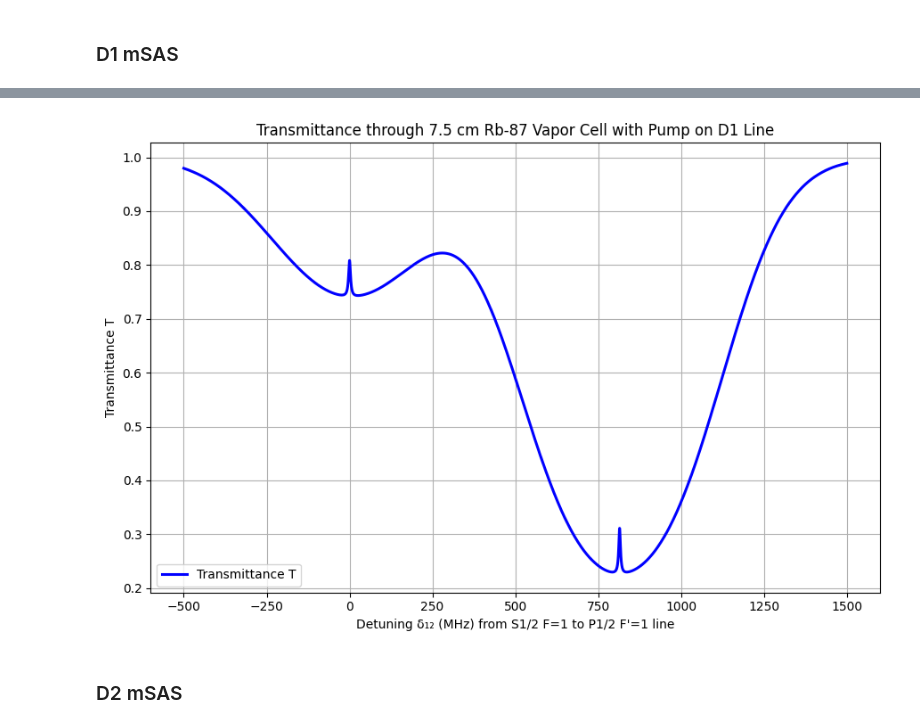
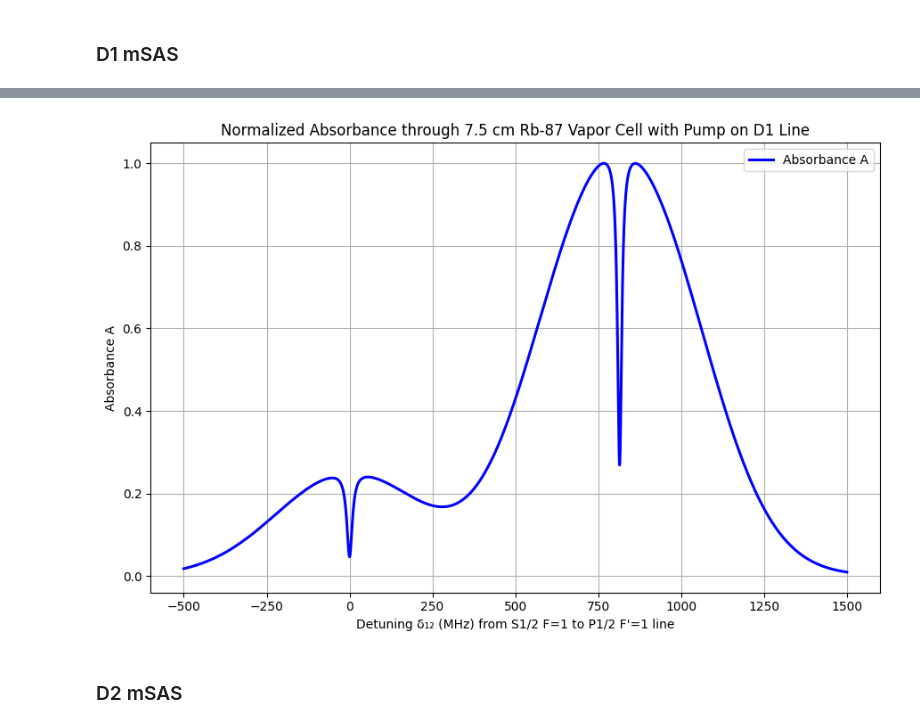
Before and after one commit to JonathanSugijanto/Bi-SAS-for-Optical-Clock, a Jupyter notebook: analytic.ipynb, the cells around one changed output, grey strips where cells are left out. Saved outputs shown, nothing was run; the diff lists cells and outputs as text; code cells hidden in the pictures.

Commit message:
Fix numeric result bug

```diff
--- a/analytic.ipynb
+++ b/analytic.ipynb
@@ -113,13 +113,14 @@ S_coeff_D2_10 = 1/6
 
 
 # Peak cross-section (sigma_0)
-sigma_D11_0 = 3 * lambda_D11**2 / (2 * np.pi)
-sigma_D12_0 = 3 * lambda_D12**2 / (2 * np.pi)
+# devided by 3 to account for averaging over polarizations
+sigma_D11_0 = 3 * lambda_D11**2 / (2 * np.pi) /3
+sigma_D12_0 = 3 * lambda_D12**2 / (2 * np.pi) /3
 
-sigma_D20_0 = 3 * lambda_D20**2 / (2 * np.pi)
-sigma_D21_0 = 3 * lambda_D21**2 / (2 * np.pi)
-sigma_D22_0 = 3 * lambda_D22**2 / (2 * np.pi)
-sigma_D23_0 = 3 * lambda_D23**2 / (2 * np.pi)
+sigma_D20_0 = 3 * lambda_D20**2 / (2 * np.pi) /3
+sigma_D21_0 = 3 * lambda_D21**2 / (2 * np.pi) /3
+sigma_D22_0 = 3 * lambda_D22**2 / (2 * np.pi) /3
+sigma_D23_0 = 3 * lambda_D23**2 / (2 * np.pi) /3
 
 # Rubidium-87 mass
 m_Rb87 = 86.909180527 * amu
@@ -289,7 +290,7 @@ plt.figure(figsize=(9,6))
 zero_f = transitions[0]["f0"]
 for tr in transitions:
     delta_shifted_Hz = delta_Hz - (tr["f0"] - zero_f)
-    alpha0_vals = compute_alpha0_numeric(delta_shifted_Hz, N, tr["sigma0"], u, tr["lambda0"], tr["Gamma"])
+    alpha0_vals = compute_alpha0_numeric(delta_shifted_Hz, N, tr["sigma0"], u, tr["lambda0"], tr["Gamma"], v_max_factor=7.0, n_v=20001)
     alpha_pumpM, K_mSAS, Gamma_mSAS = compute_pumpM(alpha0_vals, delta_shifted_Hz, I_pu_D1, tr["I_sat"], tr["Gamma"])
     alpha_vals = tr["strength"] * (alpha0_vals - alpha_pumpM)
     alpha_total += alpha_vals
@@ -511,7 +573,7 @@ i=0
 for tr in transitions:
     i+=1
     delta_shifted_Hz = delta_Hz - (tr["f0"] - zero_f)
-    alpha0_vals = compute_alpha0_numeric(delta_shifted_Hz, N, tr["sigma0"], u, tr["lambda0"], tr["Gamma_tilde"])
+    alpha0_vals = compute_alpha0_numeric(delta_shifted_Hz, N, tr["sigma0"], u, tr["lambda0"], tr["Gamma_tilde"], v_max_factor=5.0, n_v=2001)
     # alpha0_vals = compute_alpha0_numeric(delta_shifted_Hz, N, transitions_ref_D1[i-1]["sigma0"], u, tr["lambda0"], transitions_ref_D1[i-1]["Gamma"])
     # alpha0_vals = compute_alpha0_numeric_1(delta_shifted_Hz, N, tr["sigma0"], u, tr["lambda0"], tr["Gamma_tilde"])
     # alpha0_vals = compute_alpha0_numeric_1(delta_shifted_Hz, N, transitions_ref_D1[i-1]["sigma0"], u, tr["lambda0"], tr["Gamma_tilde"])
@@ -531,4 +593,6 @@ plt.legend()
 plt.grid(True)
 plt.tight_layout()
 plt.show()
+
+print(f"Supposed peak height: {N*3*lambda_D11**2/(2*np.pi) * f_D(0,u) * ( np.pi * Gamma_D1 / (2/lambda_D11) )  / 3}")
 # %% [output]
@@ -536,19 +617,20 @@ plt.show()
 # %%
-# Transmittance calculation
+# Absorbance calculation
 L_cell = 75e-3  # 75 mm
-T_total = np.exp(-alpha_total * L_cell)
+A_total = 1-np.exp(-alpha_total * L_cell)
+A_total = A_total / np.max(A_total)  # normalize to max 1 for visualization
 plt.figure(figsize=(9,6))
-plt.plot(delta_MHz, T_total, 'b', linewidth=2.2, label="Transmittance T")
+plt.plot(delta_MHz, A_total, 'b', linewidth=2.2, label="Absorbance A")
 plt.xlabel(r"Detuning δ₁₂ (MHz) from S1/2 F=1 to P1/2 F'=1 line")
-plt.ylabel(r'Transmittance T')
-plt.title(f'Transmittance through {L_cell*100:.1f} cm Rb-87 Vapor Cell with Pump on D1 Line')
+plt.ylabel(r'Absorbance A')
+plt.title(f'Normalized Absorbance through {L_cell*100:.1f} cm Rb-87 Vapor Cell with Pump on D1 Line')
 # plt.ylim(0, 1.05)
 plt.legend()
 plt.grid(True)
 plt.tight_layout()
 plt.show()
 # %% [output]
-[figure, old version]
+[figure, new version]
 # %% [markdown]
 ### D2 mSAS
 # %%
```
Also changed, not shown: parts of 12 cells of this notebook, 3 other files.
